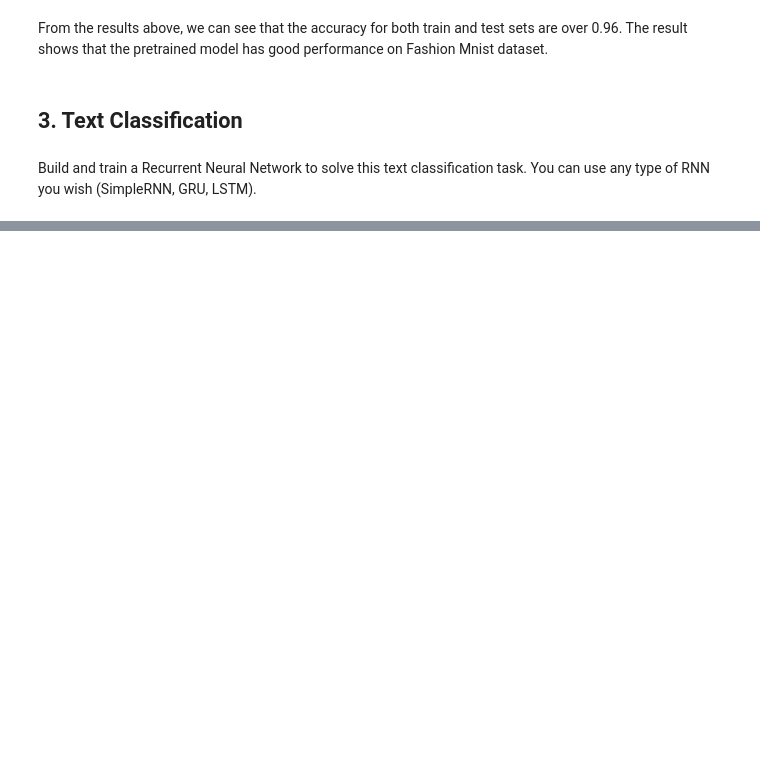
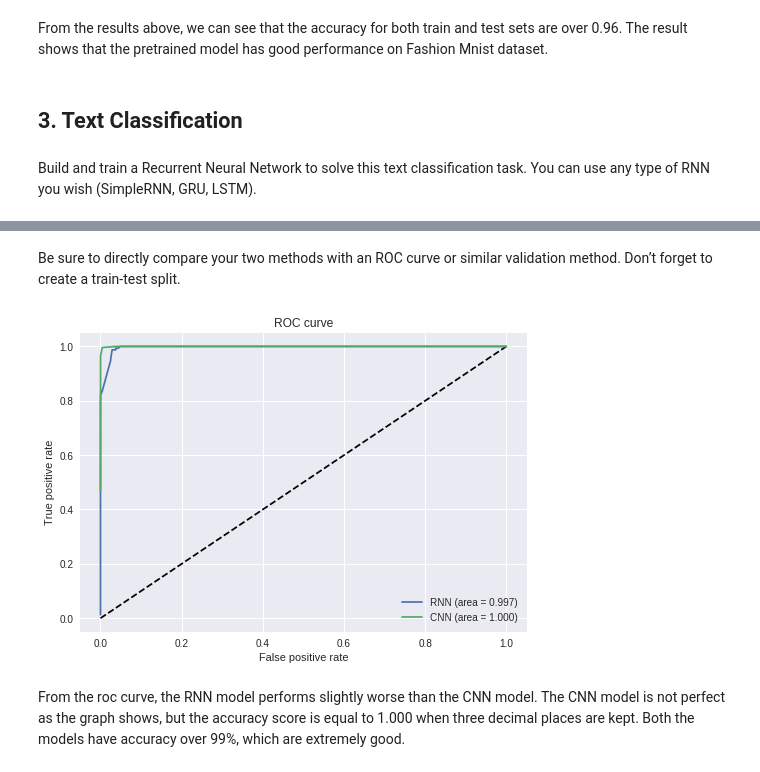
Before and after one commit to JunkeJW/ANLY590, a Jupyter notebook: Homework/HW2.ipynb, the cells around one changed output, grey strips where cells are left out. Saved outputs shown, nothing was run; the diff lists cells and outputs as text; code cells hidden in the pictures; blank space fills up the shorter version.

```diff
--- a/Homework/HW2.ipynb
+++ b/Homework/HW2.ipynb
@@ -318,0 +331,11 @@ text_test_2 = pad_sequences(test_sequences,maxlen=MAX_NUM_WORDS)
+# %%
+model_RNN = Sequential()
+model_RNN.add(Embedding(MAX_NUM_WORDS, 64))
+#model.add(SimpleRNN(32))
+#model.add(GRU(32))
+model_RNN.add(LSTM(32))
+model_RNN.add(Dense(1, activation ='sigmoid'))
+model_RNN.compile(optimizer = 'rmsprop',
+             loss = 'binary_crossentropy',
+             metrics=['acc'])
+model_RNN.fit(text_train_2, label_train,epochs = 3, batch_size = 64,verbose=1)
@@ -318,0 +374,15 @@ text_test_2 = pad_sequences(test_sequences,maxlen=MAX_NUM_WORDS)
+# %%
+label_train_2 = to_categorical(label_train, num_classes = 2)
+label_test_2 = to_categorical(label_test, num_classes = 2)
+
+model_CNN = Sequential()
+model_CNN.add(Embedding(MAX_NUM_WORDS,64))
+model_CNN.add(Conv1D(64,3,padding='valid',activation='relu',strides=1))
+model_CNN.add(GlobalMaxPooling1D())
+model_CNN.add(Dropout(0.5))
+model_CNN.add(Dense(64,activation='relu'))
+model_CNN.add(Dense(2,activation='sigmoid'))
+model_CNN.compile(optimizer = 'adam',
+             loss = 'binary_crossentropy',
+             metrics=['acc'])
+model_CNN.fit(text_train_2, label_train_2,epochs = 3, batch_size = 64,verbose=1)
@@ -318,0 +424,25 @@ text_test_2 = pad_sequences(test_sequences,maxlen=MAX_NUM_WORDS)
+# %% [markdown]
+Be sure to directly compare your two methods with an ROC curve or similar
+validation method. Don’t forget to create a train-test split.
+# %%
+label_pred_rnn = model_RNN.predict(text_test_2).ravel()
+fpr_rnn, tpr_rnn, thresholds_rnn = roc_curve(label_test, label_pred_rnn)
+label_pred_cnn = model_CNN.predict(text_test_2).ravel()
+label_test_2 = np.array(label_test_2).flatten()
+fpr_cnn, tpr_cnn, thresholds_cnn = roc_curve(label_test_2, label_pred_cnn)
+auc_cnn = auc(fpr_cnn, tpr_cnn)
+auc_rnn = auc(fpr_rnn, tpr_rnn)
+# %%
+plt.figure(1)
+plt.plot([0, 1], [0, 1], 'k--')
+plt.plot(fpr_rnn, tpr_rnn, label='RNN (area = {:.3f})'.format(auc_rnn))
+plt.plot(fpr_cnn, tpr_cnn, label='CNN (area = {:.3f})'.format(auc_cnn))
+plt.xlabel('False positive rate')
+plt.ylabel('True positive rate')
+plt.title('ROC curve')
+plt.legend(loc='best')
+plt.show()
+# %% [output]
+[figure, added]
+# %% [markdown]
+From the roc curve, the RNN model performs slightly worse than the CNN model. The CNN model is not perfect as the graph shows, but the accuracy score is equal to 1.000 when three decimal places are kept. Both the models have accuracy over 99%, which are extremely good.
```
Also changed, not shown: parts of 20 cells of this notebook, 1 other file.
